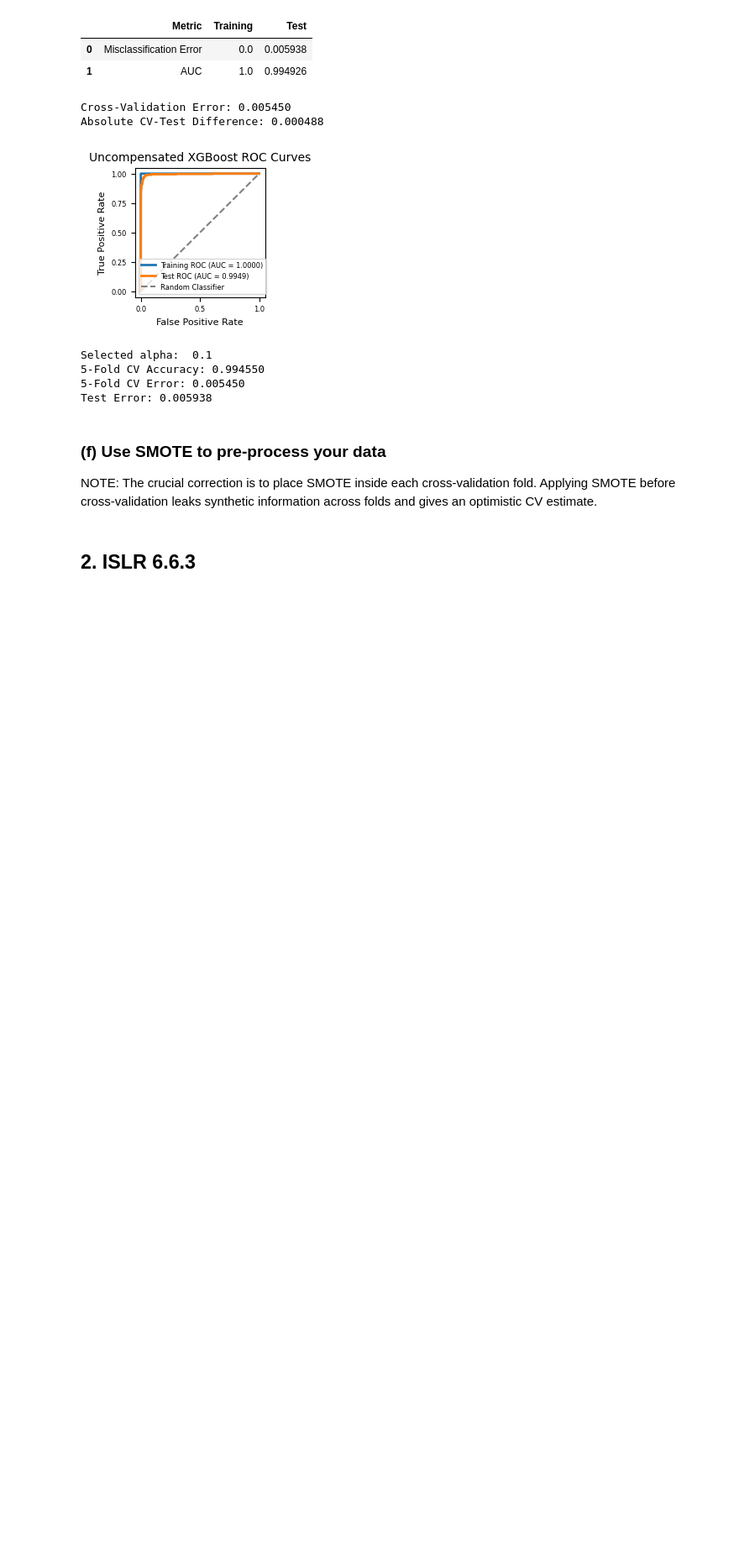
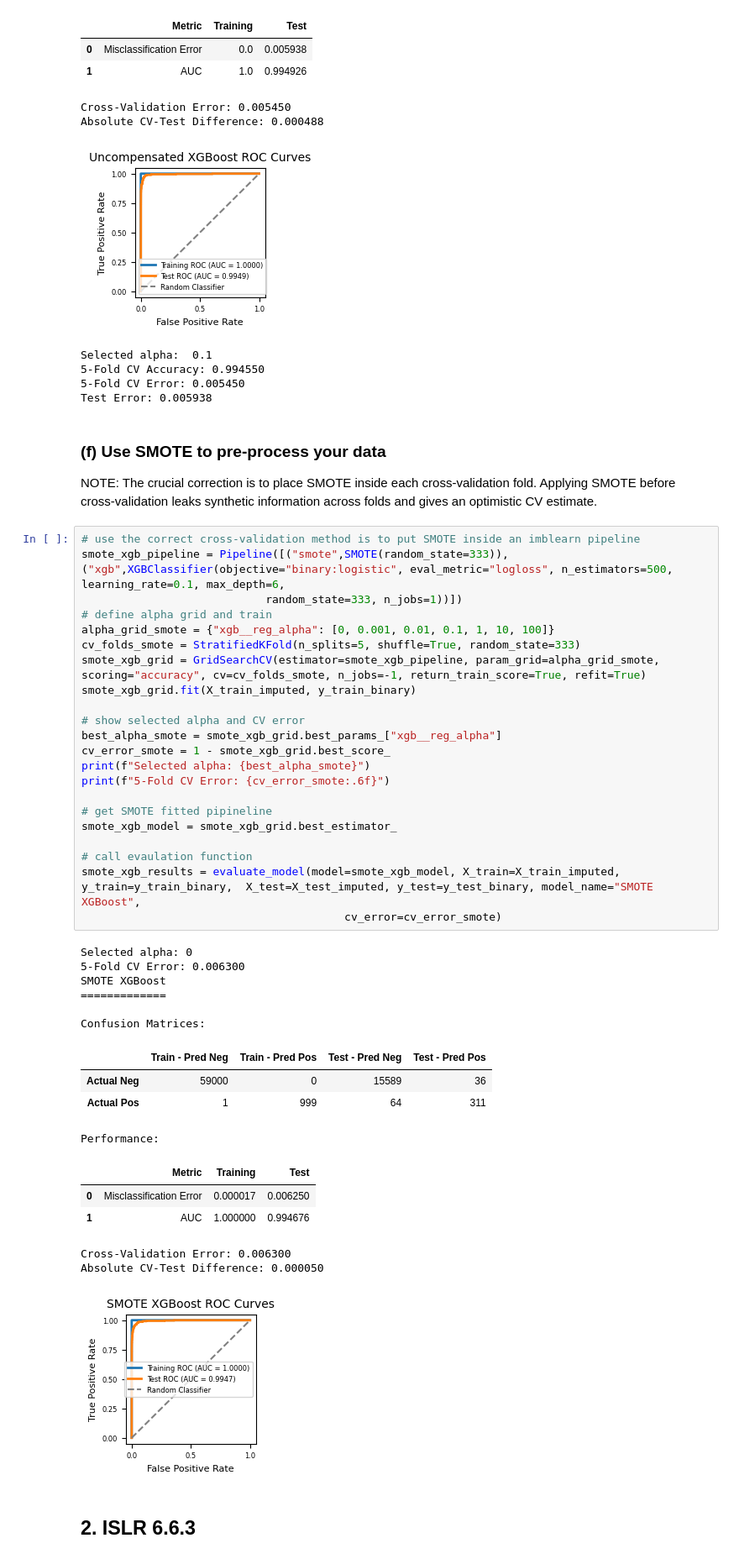
Before and after one commit to gblombach/DSCI-552_Homework_6, a Jupyter notebook: notebooks/Blombach_George_HW6.ipynb, the cells around one changed output. Shown at 84% size. Cells and saved outputs as stored; diff of their text form; blank space fills up the shorter version.

```diff
--- a/notebooks/Blombach_George_HW6.ipynb
+++ b/notebooks/Blombach_George_HW6.ipynb
@@ -336,5 +334,44 @@ Test Error: 0.005938
 ### (f) Use SMOTE to pre-process your data
 
 NOTE: The crucial correction is to place SMOTE inside each cross-validation fold. Applying SMOTE before cross-validation leaks synthetic information across folds and gives an optimistic CV estimate.
+# %%
+# use the correct cross-validation method is to put SMOTE inside an imblearn pipeline
+smote_xgb_pipeline = Pipeline([("smote",SMOTE(random_state=333)),("xgb",XGBClassifier(objective="binary:logistic", eval_metric="logloss", n_estimators=500, learning_rate=0.1, max_depth=6,
+                            random_state=333, n_jobs=1))])
+# define alpha grid and train
+alpha_grid_smote = {"xgb__reg_alpha": [0, 0.001, 0.01, 0.1, 1, 10, 100]}
+cv_folds_smote = StratifiedKFold(n_splits=5, shuffle=True, random_state=333)
+smote_xgb_grid = GridSearchCV(estimator=smote_xgb_pipeline, param_grid=alpha_grid_smote, scoring="accuracy", cv=cv_folds_smote, n_jobs=-1, return_train_score=True, refit=True)
+smote_xgb_grid.fit(X_train_imputed, y_train_binary)
+
+# show selected alpha and CV error
+best_alpha_smote = smote_xgb_grid.best_params_["xgb__reg_alpha"]
+cv_error_smote = 1 - smote_xgb_grid.best_score_
+print(f"Selected alpha: {best_alpha_smote}")
+print(f"5-Fold CV Error: {cv_error_smote:.6f}")
+
+# get SMOTE fitted pipineline
+smote_xgb_model = smote_xgb_grid.best_estimator_
+
+# call evaulation function
+smote_xgb_results = evaluate_model(model=smote_xgb_model, X_train=X_train_imputed, y_train=y_train_binary,  X_test=X_test_imputed, y_test=y_test_binary, model_name="SMOTE XGBoost",
+                                        cv_error=cv_error_smote)
+# %% [output]
+Selected alpha: 0
+5-Fold CV Error: 0.006300
+SMOTE XGBoost
+=============
+
+Confusion Matrices:
+|  | Train - Pred Neg | Train - Pred Pos | Test - Pred Neg | Test - Pred Pos |
+| Actual Neg | 59000 | 0 | 15589 | 36 |
+| Actual Pos | 1 | 999 | 64 | 311 |
+Performance:
+|  | Metric | Training | Test |
+| 0 | Misclassification Error | 0.000017 | 0.006250 |
+| 1 | AUC | 1.000000 | 0.994676 |
+Cross-Validation Error: 0.006300
+Absolute CV-Test Difference: 0.000050
+[figure, added]
 # %% [markdown]
 ## 2. ISLR 6.6.3
```
Also changed, not shown: parts of 4 cells of this notebook.
